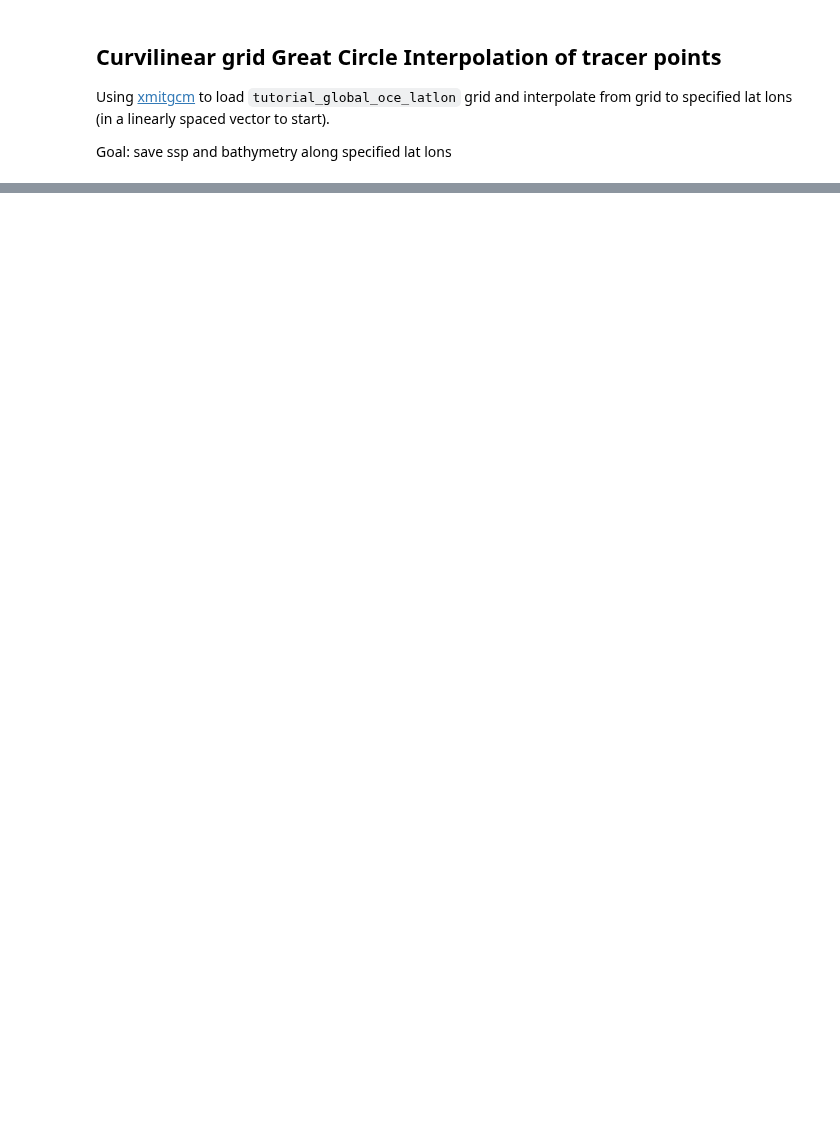
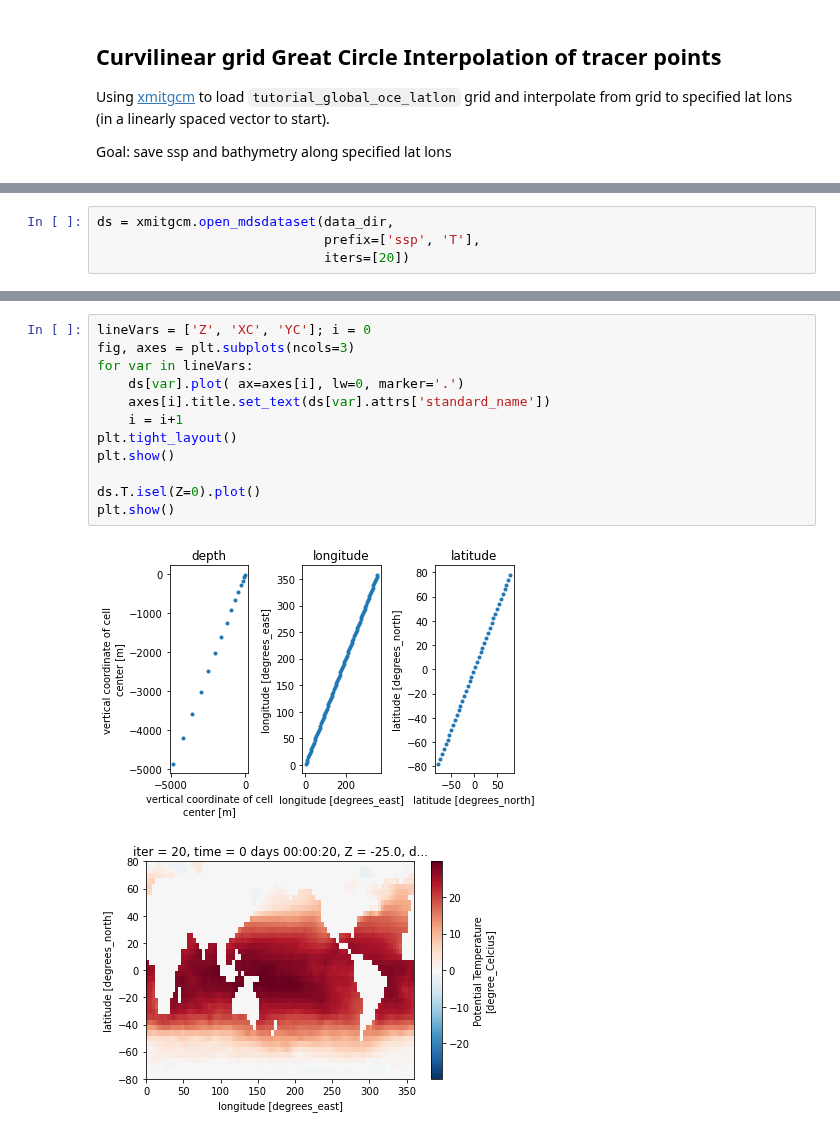
Before and after one commit to IvanaEscobar/sandbox, a Jupyter notebook: sandbox/bin/notebooks/ihop_interp-curvilinear-tracer-pts.ipynb, the cells around one changed output, grey strips where cells are left out. Cells and saved outputs as stored; diff of their text form; blank space fills up the shorter version.

```diff
--- a/sandbox/bin/notebooks/ihop_interp-curvilinear-tracer-pts.ipynb
+++ b/sandbox/bin/notebooks/ihop_interp-curvilinear-tracer-pts.ipynb
@@ -61,0 +18,4 @@ Coordinates:
+# %%
+ds = xmitgcm.open_mdsdataset(data_dir,
+                             prefix=['ssp', 'T'],
+                             iters=[20])
@@ -61,0 +42,15 @@ Coordinates:
+# %%
+lineVars = ['Z', 'XC', 'YC']; i = 0
+fig, axes = plt.subplots(ncols=3)
+for var in lineVars:
+    ds[var].plot( ax=axes[i], lw=0, marker='.')
+    axes[i].title.set_text(ds[var].attrs['standard_name'])
+    i = i+1
+plt.tight_layout()
+plt.show()
+
+ds.T.isel(Z=0).plot()
+plt.show()
+# %% [output]
+[figure, added]
+[figure, added]
```
Also changed, not shown: parts of 9 cells of this notebook.
